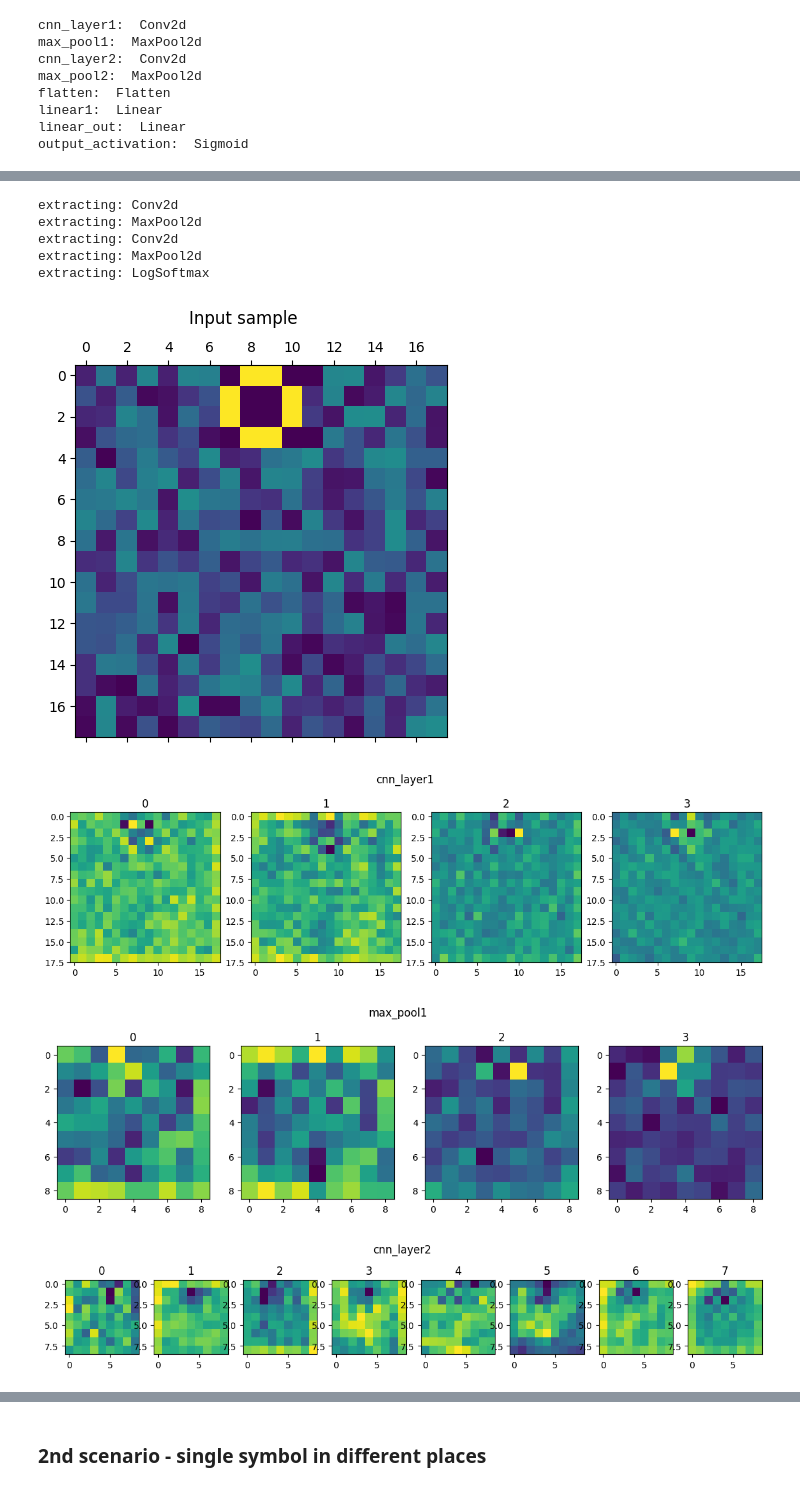
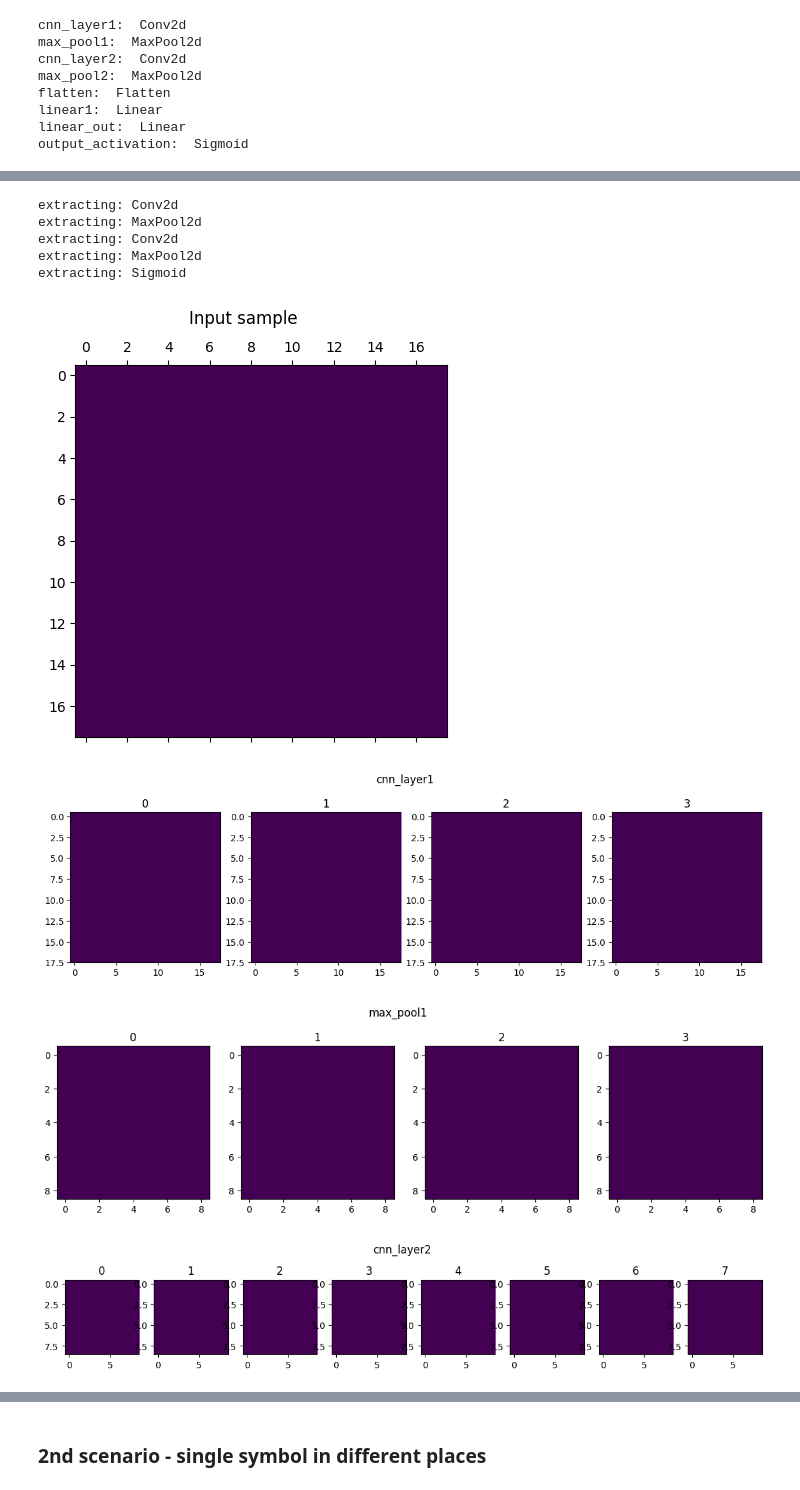
Before and after one commit to zostaw/disect-cnn, a Jupyter notebook: cnn_disect.ipynb, the cells around one changed output, grey strips where cells are left out. Cells and saved outputs as stored; diff of their text form; code cells hidden in the pictures.

```diff
--- a/cnn_disect.ipynb
+++ b/cnn_disect.ipynb
@@ -39,3 +43,5 @@ We're going to visualize:
+# %%
+NOISE=False # switch True/False to enable/disable Gaussian noise in input samples
 # %% [markdown]
 ## Model architecture
 # %%
@@ -58,6 +64,7 @@ class CNNModule(torch.nn.Module):
             self.output_activation = torch.nn.Sigmoid()
 
     def forward(self, x):
+
         # CNN
         logits = self.cnn_layer1(x)
         logits = torch.relu(logits)
@@ -91,22 +98,6 @@ class CNNModule(torch.nn.Module):
         print(f"extracting: {layer.__class__.__name__}")
         intermediate_outputs[name] = x
         return intermediate_outputs
-
-    def classify_features_activations(self, logits):
-
-        # last max_pool
-        logits = self.self.max_pool2(logits)
-
-        # classification
-        logits = self.flatten(logits)
-        logits = self.linear1(logits)
-        logits = torch.relu(logits)
-
-        # output
-        logits = self.linear_out(logits)
-        if self.output_activation:
-            logits = self.output_activation(logits)
-        return logits
 # %%
 class CustomDataset(Dataset):
     def __init__(self, data_inputs, data_labels, dtype=torch.float32):
@@ -134,7 +125,10 @@ symbol_0 = torch.tensor([
                          [0, 1, 1, 0],
                          [0, 1, 1, 0],
                          [1, 0, 0, 1]])
-X = (torch.rand((ds_size, 18, 18)))/2
+if NOISE:
+    X = (torch.rand((ds_size, 18, 18)))/2
+else:
+    X = (torch.zeros((ds_size, 18, 18)))
 Y = torch.zeros((ds_size, 1))
 
 # include single symbol in half of the  samples
@@ -258,7 +294,8 @@ linear_out:  Linear
 output_activation:  Sigmoid
 # %%
 # util function for feature map
-def display_feature_maps(sample, output_features):
+def display_feature_maps(sample):
+    output_features = model.extract_features(sample.unsqueeze(dim=0).unsqueeze(dim=0).to(device))
     #print(output_features)
     output_features = {name: feat for name, feat in output_features.items() if name != 'output_activation'}
     plt.matshow(sample.cpu().detach().numpy(), vmin=0, vmax=1)
@@ -269,7 +306,7 @@ def display_feature_maps(sample, output_features):
         fig.suptitle(name, fontsize=12)
         fig.set_size_inches(14, np.max([1.0, 5.0-(len(layer_tensors)/3)])) # this size is arbitrary, it might break if you try to add more layers
         for tid, tensor in enumerate(layer_tensors):
-            ax[tid].imshow(tensor)
+            ax[tid].imshow(tensor, vmin=0, vmax=1)
             ax[tid].axes.set_title(tid)
 
     plt.show()
@@ -277,8 +314,7 @@ def display_feature_maps(sample, output_features):
 samples = [X[0], X[10]]
 for sample in samples:
     # generate activations only for Conv2d and MaxPool2d layers
-    output_features = model.extract_features(sample.unsqueeze(dim=0).unsqueeze(dim=0).to(device))
-    display_feature_maps(sample, output_features)
+    display_feature_maps(sample)
 # %% [output]
 extracting: Conv2d
 extracting: MaxPool2d
@@ -293,9 +329,9 @@ extracting: LogSoftmax
 extracting: Conv2d
 extracting: MaxPool2d
 extracting: Conv2d
 extracting: MaxPool2d
-extracting: LogSoftmax
+extracting: Sigmoid
-[figure, old version]
+[figure, new version]
-[figure, old version]
+[figure, new version]
-[figure, old version]
+[figure, new version]
-[figure, old version]
+[figure, new version]
```
Also changed, not shown: parts of 45 cells of this notebook, 1 other file.
